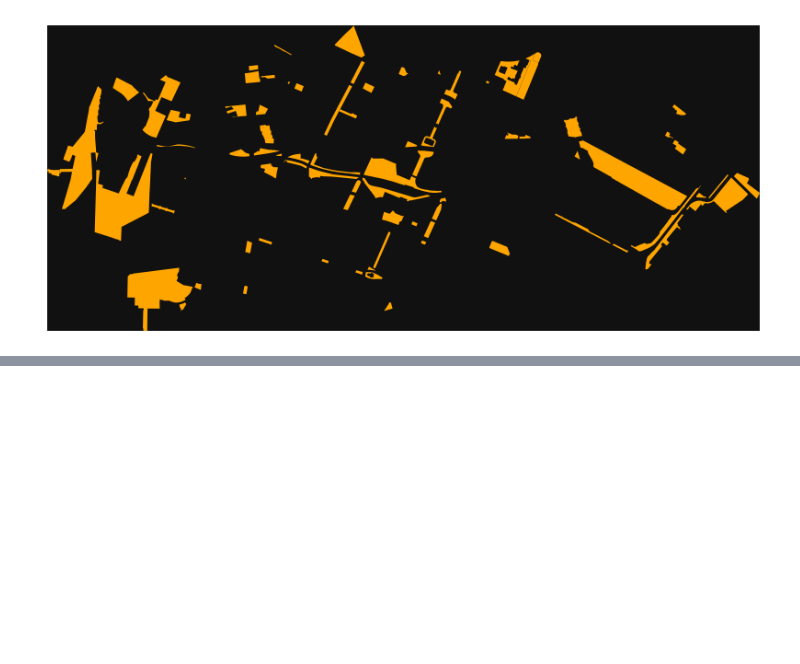
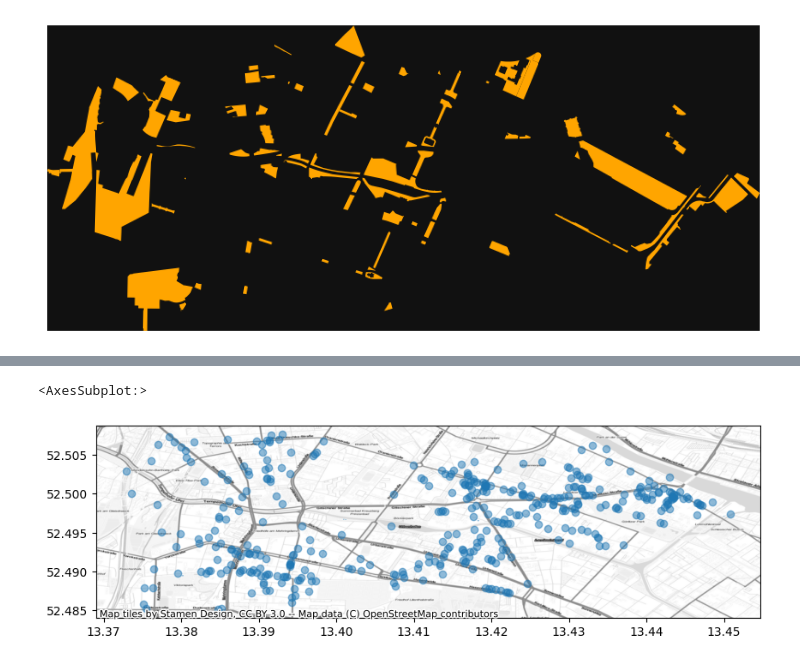
Before and after one commit to Laiagdla/osmnx-examples, a Jupyter notebook: notebooks/00-osmnx-features-demo.ipynb, the cells around one changed output, grey strips where cells are left out. Cells and saved outputs as stored; diff of their text form; code cells hidden in the pictures; blank space fills up the shorter version.

```diff
--- a/notebooks/00-osmnx-features-demo.ipynb
+++ b/notebooks/00-osmnx-features-demo.ipynb
@@ -257,0 +318,8 @@ fig, ax = ox.plot_footprints(gdf_2, figsize=(10, 10))
+# %%
+import contextily as cx
+ax = gdf_3.plot(figsize=(10, 10), alpha=0.5)
+cx.add_basemap(ax, source=cx.providers.Stamen.TonerLite, crs=gdf_3.crs)
+ax
+# %% [output]
+<AxesSubplot:>
+[figure, added]
```
Also changed, not shown: parts of 21 cells of this notebook.
